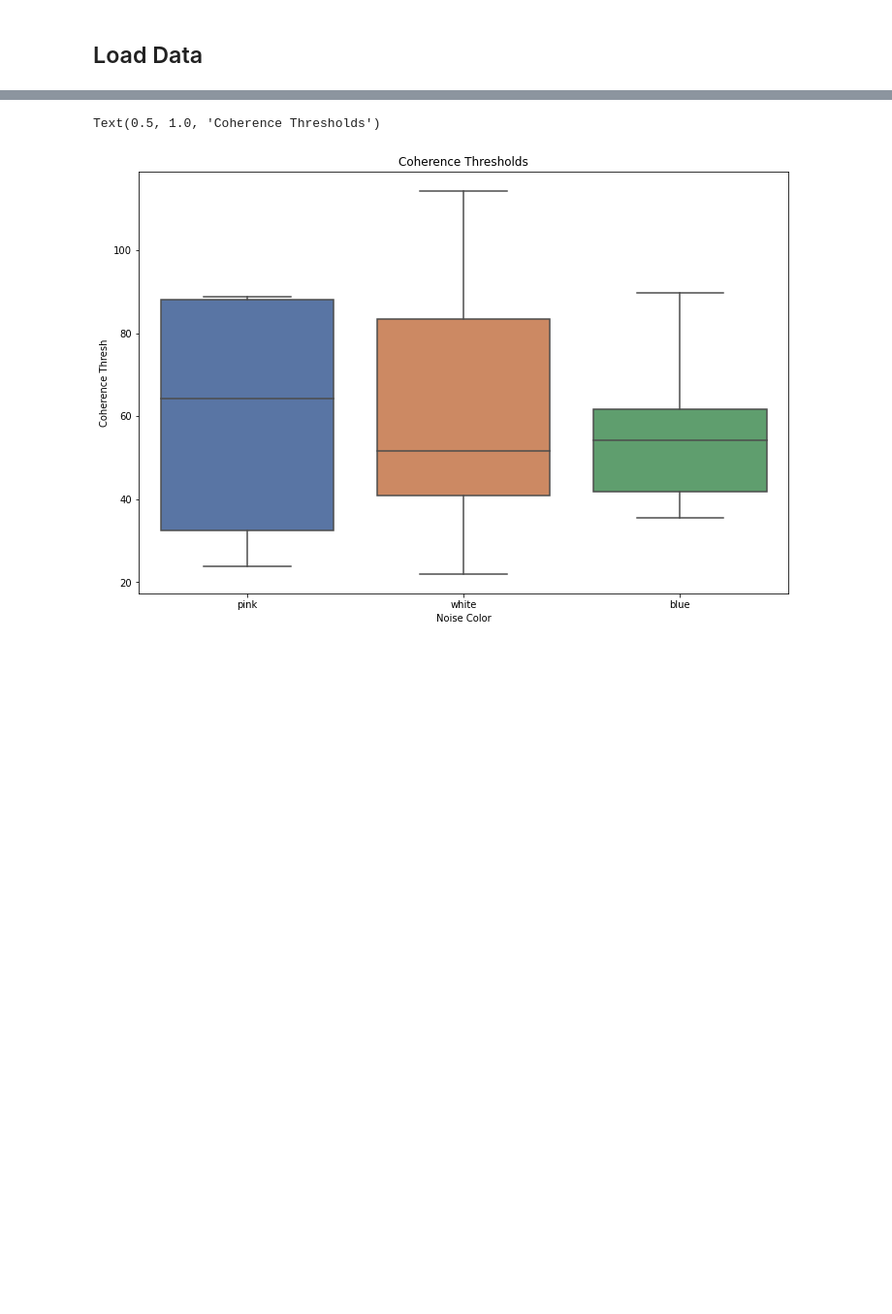
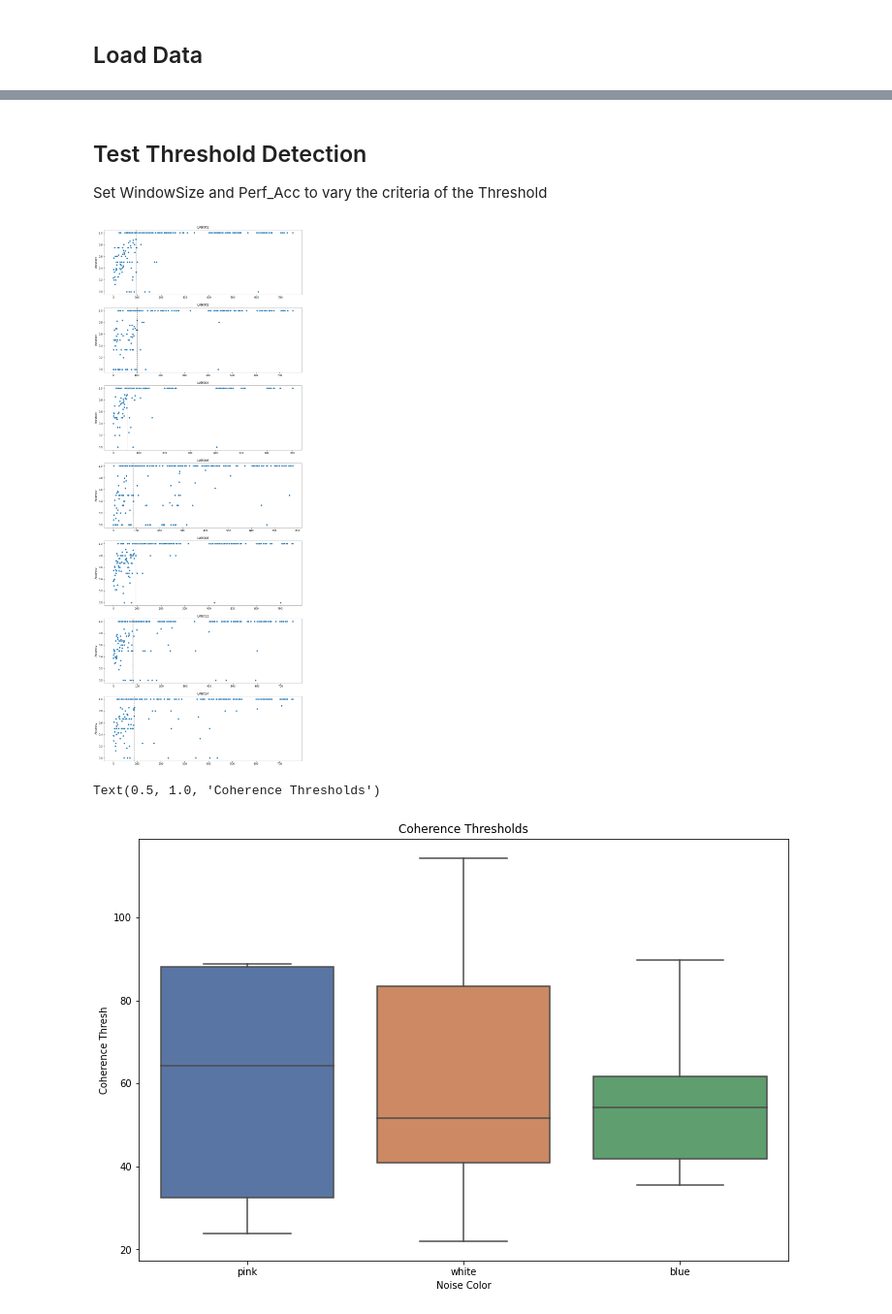
Before and after one commit to LNDG/zurich_data, a Jupyter notebook: plot_zurich_data.ipynb, the cells around one changed output, grey strips where cells are left out. Shown at 97% size. Saved outputs shown, nothing was run; the diff lists cells and outputs as text; code cells hidden in the pictures; blank space fills up the shorter version.

```diff
--- a/plot_zurich_data.ipynb
+++ b/plot_zurich_data.ipynb
@@ -15,5 +19,0 @@ data['Subject'] = [sub.split('_')[2][-6:] for sub in data['Subject']]
-# %%
-fig, ax = plt.subplots(figsize=(12,8))
-idx = ((data['Noise Color'] == 'white') | (data['Noise Color'] == 'blue') | (data['Noise Color'] == 'pink')) & (data['Correct Response'] == 1)
-sns.boxplot(data=data[idx], x='Noise Color', y='Reaction Time', palette='Set2',ax=ax)
-ax.set_title('Reaction Times vs. Noise Level')
@@ -63,3 +48,36 @@ Text(0.5, 1.0, 'Single Subject Reaction Times and Coherence Resets')
+# %% [markdown]
+## Test Threshold Detection
+Set WindowSize and Perf_Acc to vary the criteria of the Threshold
+# %%
+windowsize = 6
+perf_acc = 5
+
+fig, ax = plt.subplots(7,1, figsize=(12,30))
+fig.tight_layout(pad=3.0)
+for n, sub in enumerate(np.unique(data['Subject'])):
+    white = data[(data['Noise Color'] == 'white') & (data['Subject']==sub)]
+    # Get Accuracy Dataframe
+    acc_df = {'Coherence':[], 'Accuracy':[]}
+    for c in np.unique(white['Coherence']):
+        acc = np.mean(white.loc[white['Coherence']==c, 'Correct Response'])
+        acc_df['Coherence'].append(c)
+        acc_df['Accuracy'].append(acc)
+    acc_df = pd.DataFrame(acc_df)
+
+    # Get Coherency Threshold
+    perf_idx = np.arange(len(acc_df))[acc_df['Accuracy']==1]
+    for idx in perf_idx:
+        window = acc_df.iloc[idx:idx+windowsize, 1]
+        if np.sum(window==1)>=perf_acc:
+            thresh_idx = idx-1
+            thresh = acc_df.iloc[thresh_idx,0]
+            break
+    sns.scatterplot(data=acc_df, x='Coherence', y='Accuracy', ax=ax[n])
+    ax[n].axvline(x=thresh, ymin=0, ymax=1, linestyle='dashed', color='k', alpha=0.5)
+    ax[n].set_xlabel('')
+    ax[n].set_title(sub)
+# %% [output]
+[figure, added]
 # %%
 colors = ['white', 'blue', 'pink']
 subs = np.unique(data['Subject'])
```
Also changed, not shown: parts of 6 cells of this notebook.
